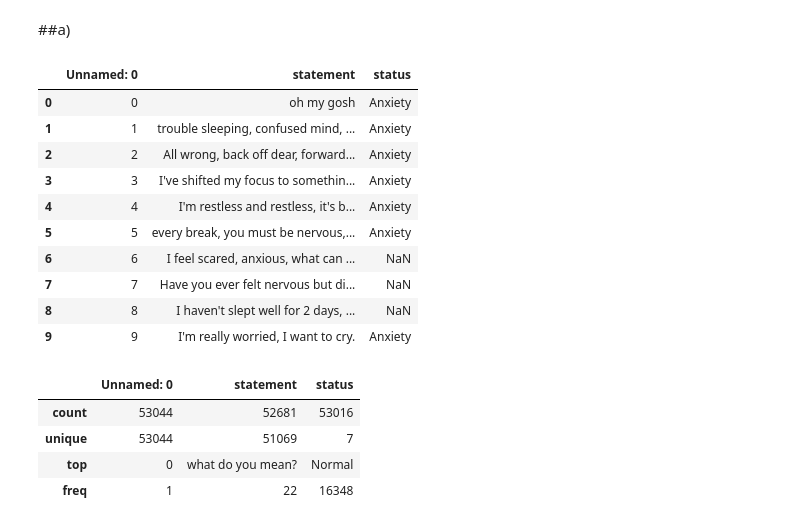
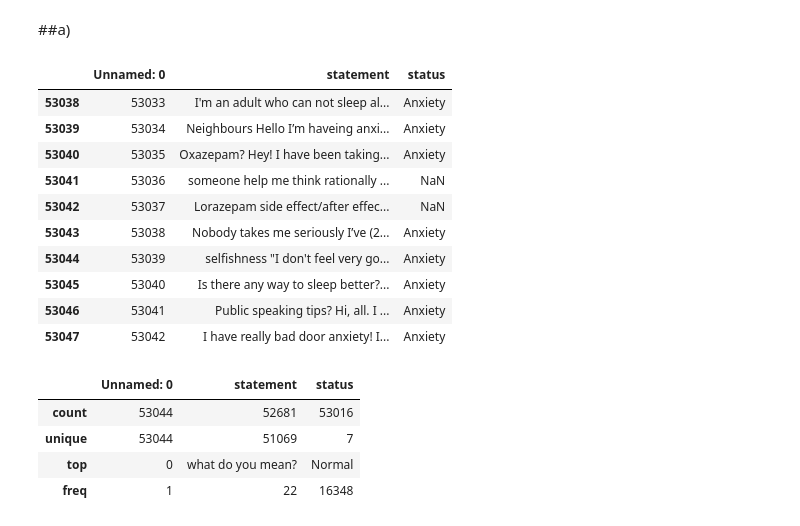
Before and after one commit to syahmishamz/Data-Analytics-ML, a Jupyter notebook: Solutions/ITS69304_Group1_GroupAssignment.ipynb, the cells around one changed output. Drawn from its saved outputs; the diff is of its cells as text; code cells hidden in the pictures.

```diff
--- a/Solutions/ITS69304_Group1_GroupAssignment.ipynb
+++ b/Solutions/ITS69304_Group1_GroupAssignment.ipynb
@@ -27,19 +21,19 @@ file = '/content/Data-Analytics-ML/mentalhealth.csv'
 ##a)
 # %%
 data = pd.read_csv(file)
-data.head(10)
+data.tail(10)
 # %% [output]
 |  | Unnamed: 0 | statement | status |
-| 0 | 0 | oh my gosh | Anxiety |
-| 1 | 1 | trouble sleeping, confused mind, ... | Anxiety |
-| 2 | 2 | All wrong, back off dear, forward... | Anxiety |
-| 3 | 3 | I've shifted my focus to somethin... | Anxiety |
-| 4 | 4 | I'm restless and restless, it's b... | Anxiety |
-| 5 | 5 | every break, you must be nervous,... | Anxiety |
-| 6 | 6 | I feel scared, anxious, what can ... | NaN |
-| 7 | 7 | Have you ever felt nervous but di... | NaN |
-| 8 | 8 | I haven't slept well for 2 days, ... | NaN |
-| 9 | 9 | I'm really worried, I want to cry. | Anxiety |
+| 53038 | 53033 | I'm an adult who can not sleep al... | Anxiety |
+| 53039 | 53034 | Neighbours Hello I’m haveing anxi... | Anxiety |
+| 53040 | 53035 | Oxazepam? Hey! I have been taking... | Anxiety |
+| 53041 | 53036 | someone help me think rationally ... | NaN |
+| 53042 | 53037 | Lorazepam side effect/after effec... | NaN |
+| 53043 | 53038 | Nobody takes me seriously I’ve (2... | Anxiety |
+| 53044 | 53039 | selfishness "I don't feel very go... | Anxiety |
+| 53045 | 53040 | Is there any way to sleep better?... | Anxiety |
+| 53046 | 53041 | Public speaking tips? Hi, all. I ... | Anxiety |
+| 53047 | 53042 | I have really bad door anxiety! I... | Anxiety |
 # %%
 data.describe()
 # %% [output]
```
Also changed, not shown: parts of 2 cells of this notebook.
